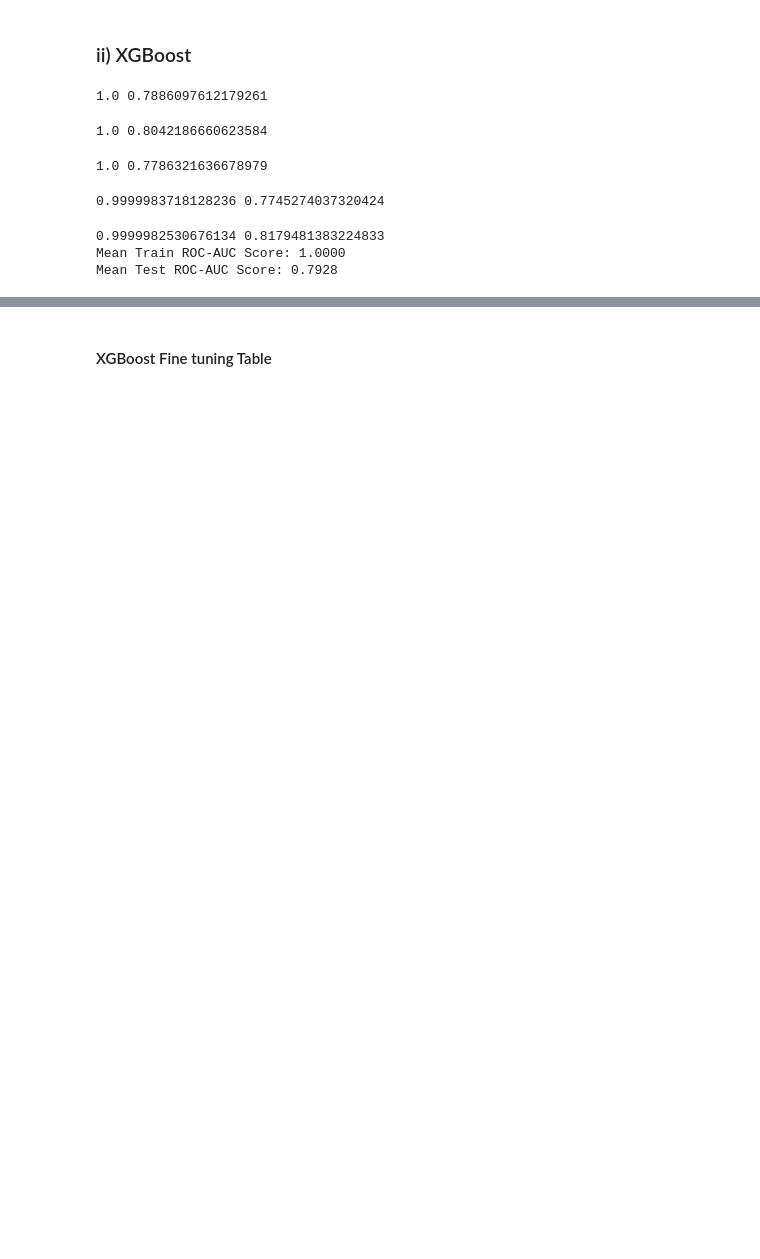
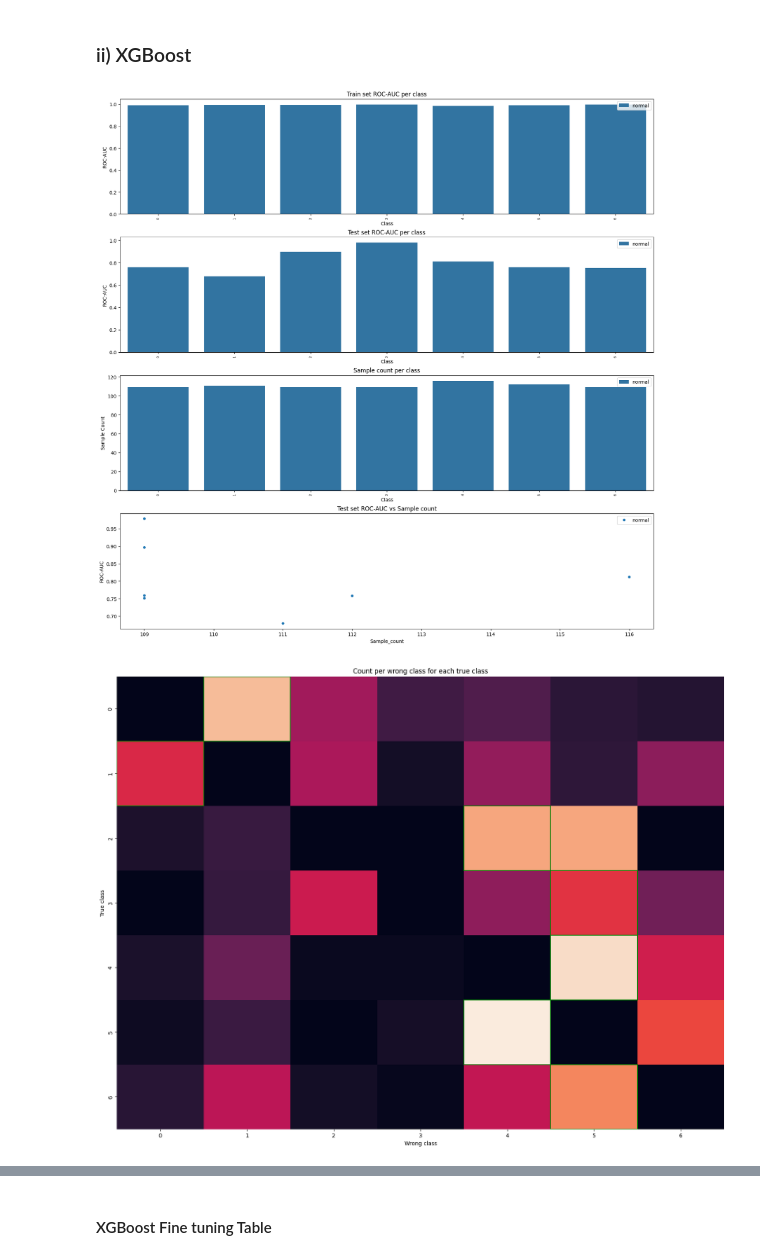
Before and after one commit to afermg/jump_attribution, a Jupyter notebook: workspace/analysis/naive_classifier_profiles.ipynb, the cells around one changed output, grey strips where cells are left out. Saved outputs shown, nothing was run; the diff lists cells and outputs as text; code cells hidden in the pictures; blank space fills up the shorter version.

```diff
--- a/workspace/analysis/naive_classifier_profiles.ipynb
+++ b/workspace/analysis/naive_classifier_profiles.ipynb
@@ -752,43 +1010,44 @@ true_moa_vs_wrong_moa
 # %%
 n_splits=5
 seed = 42
-splitter_method = StratifiedKFold
+splitter_method = StratifiedGroupKFold_custom
 classifier = XGBClassifier
 classifier_params = {'device': 'cuda',
-                     'objective': 'multi:softprob',#'binary:logistic', multi:softprob
-                     'eval_metric': 'auc', #aucpr
+  'objective': 'multi:softprob',
+  'eval_metric': 'auc',
+  'eta': 0.14117588475349357,
+  'reg_alpha': 4.9961777103941145,
+  'reg_lambda': 3.675745065227094,
+  'gamma': 0.0026994666825620253,
+  'max_depth': 3,
+  'max_leaves': 9,
+  'min_child_weight': 6.504975459260815,
+  'n_jobs': 192,
+  'random_state': 42,
+  'subsample': 0.4609490413745255,
+  'colsample_bytree': 0.736954425952966,
+  'colsample_bylevel': 0.742611548753435,
+  'colsample_bynode': 0.9996696149628017}#In case of huge imbalance. set between 1-10 is usual in case of usage
 
-                     'eta': 0.1, #learning rate
 
-                     'reg_alpha': 1e-2, #L1
-                     'reg_lambda': 1e-2, #L2
-
-                     'gamma': 0, #min loss reduction for split
-                     'max_depth': 3,
-                     'max_leaves': 0,
-                     'min_child_weight': 1,
-                     'n_jobs': 1, #Try 118
-                     'random_state': 42,
-
-                     'subsample': 0.5,
-                     'colsample_bytree': 0.5,
-                     'colsample_bylevel': 0.5,
-                     'colsample_bynode': 0.5,
-                     'max_delta_step': None}#In case of huge imbalance. set between 1-10 is usual in case of usage
-
-eval_classifier(features_df_trt, metadata_df_trt, n_splits, seed,
+test_auc_fold, most_frequent_wrong = eval_classifier(features_df, metadata_df, n_splits, seed,
                 classifier,
                 classifier_params,
                 splitter_method,
                 drop_corr=True, # True, False
                 scaler=None, #None, 'group', 'standard': Do NOT use group with StratifiedGroupKFold
                 rev_order=False,
-                roc_per_class=False) # True, False
+                roc_per_class=True,
+                group="Metadata_InChIKey") # True, False
+# eval_classifier(features_df, metadata_df, n_splits, seed,
+#                 classifier,
+#                 classifier_params,
+#                 splitter_method,
+#                 drop_corr=True, # True, False
+#                 scaler=None, #None, 'group', 'standard': Do NOT use group with StratifiedGroupKFold
+#                 rev_order=False,
+#                 roc_per_class=False,
+#                 group="Metadata_InChIKey")
 # %% [output]
-1.0 0.7886097612179261
-1.0 0.8042186660623584
-1.0 0.7786321636678979
-0.9999983718128236 0.7745274037320424
-0.9999982530676134 0.8179481383224833
-Mean Train ROC-AUC Score: 1.0000
-Mean Test ROC-AUC Score: 0.7928
+[figure, added]
+[figure, added]
```
Also changed, not shown: parts of 56 cells of this notebook, 3 other files.
